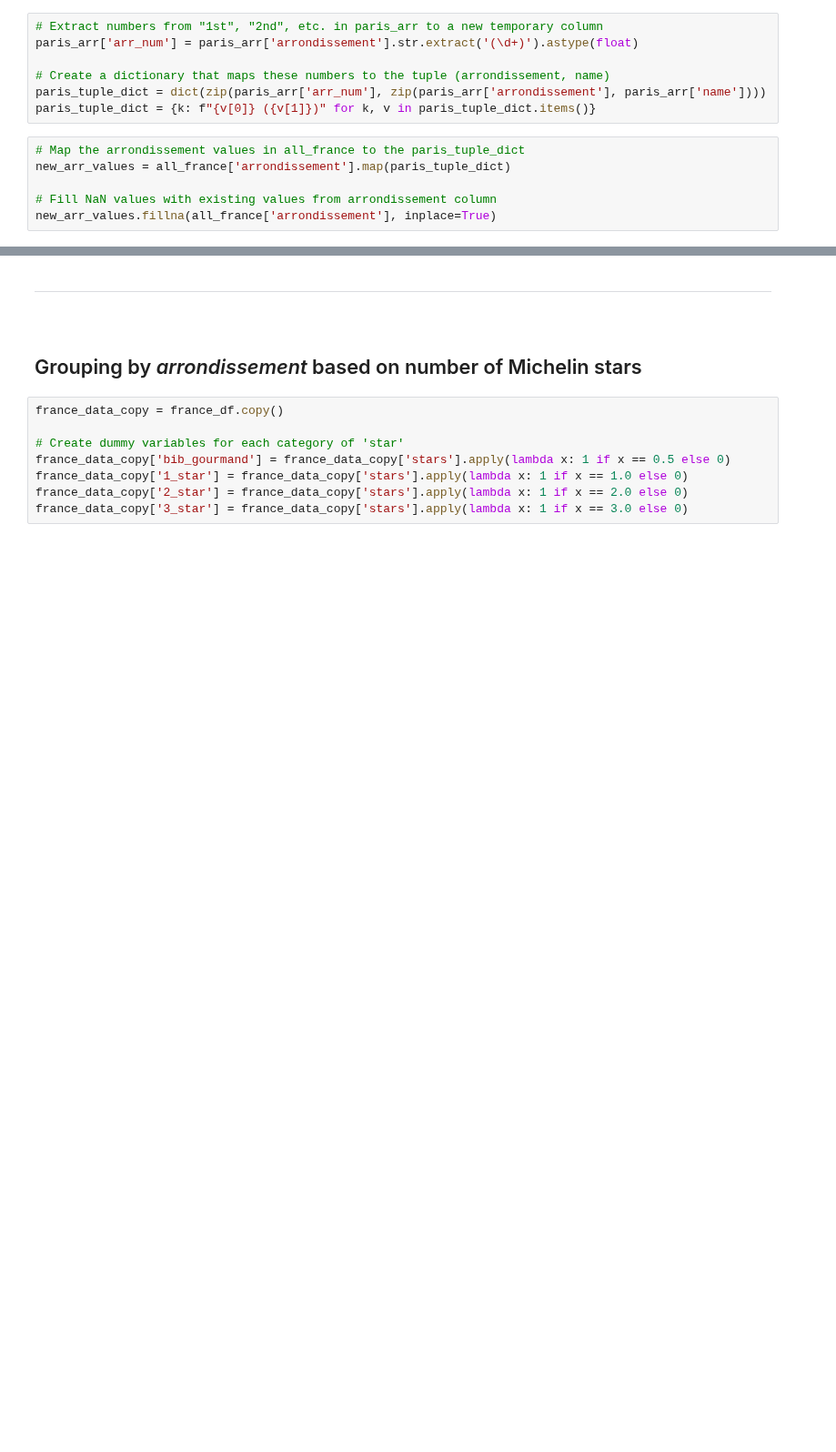
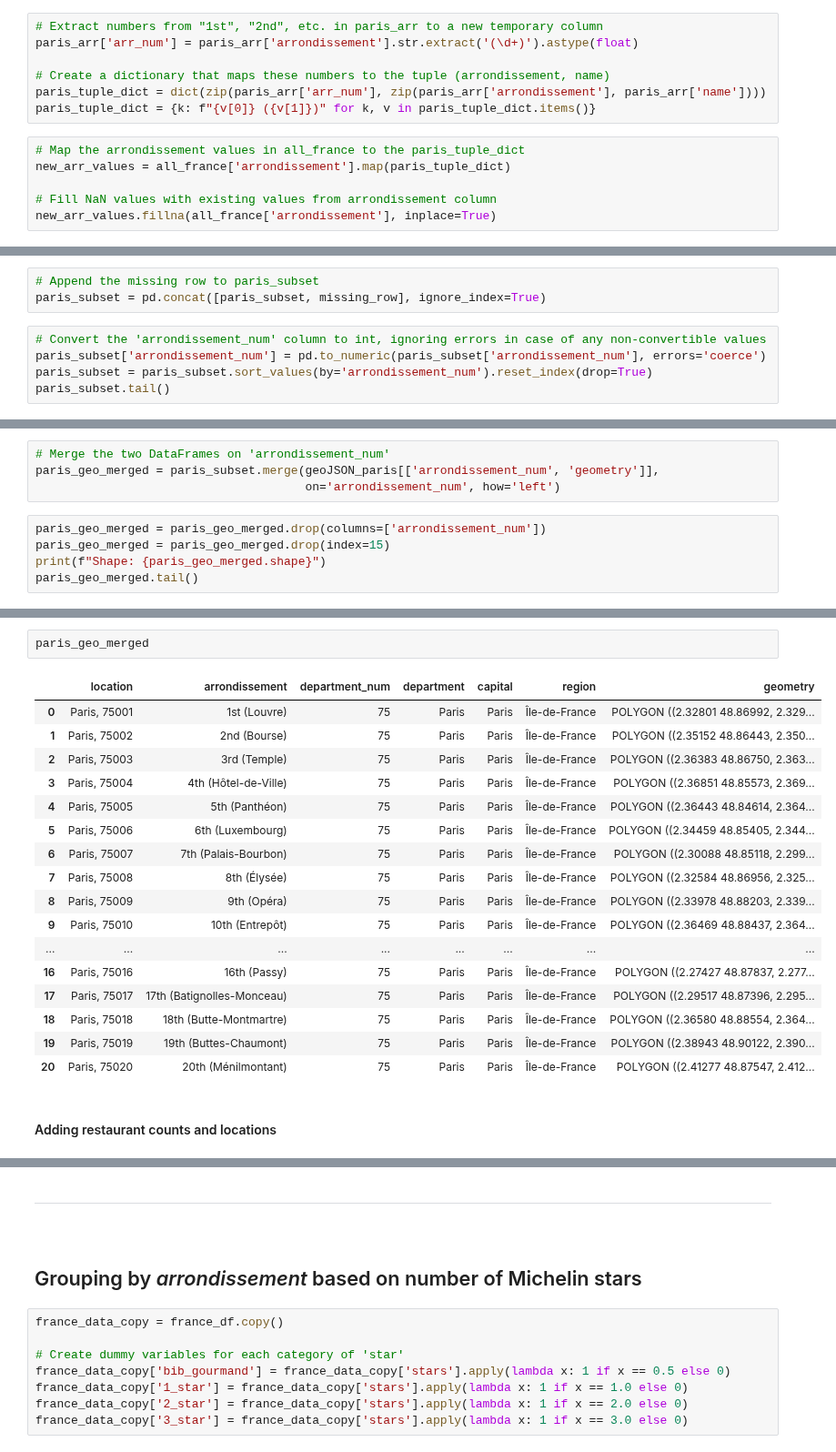
Before and after one commit to pineapple-bois/Michelin_Rated_Restaurants, a Jupyter notebook: Years/2024/Notebooks/France/France_Arrondissements.ipynb, the cells around one changed output, grey strips where cells are left out. Shown at 91% size. Cells and saved outputs as stored; diff of their text form; blank space fills up the shorter version.

Commit message:
Added parisien arrondissements GeoData

```diff
--- a/Years/2024/Notebooks/France/France_Arrondissements.ipynb
+++ b/Years/2024/Notebooks/France/France_Arrondissements.ipynb
@@ -348,0 +442,8 @@ all_france.to_csv('../../data/France/all_restaurants(arrondissements).csv', inde
+# %%
+# Append the missing row to paris_subset
+paris_subset = pd.concat([paris_subset, missing_row], ignore_index=True)
+# %%
+# Convert the 'arrondissement_num' column to int, ignoring errors in case of any non-convertible values
+paris_subset['arrondissement_num'] = pd.to_numeric(paris_subset['arrondissement_num'], errors='coerce')
+paris_subset = paris_subset.sort_values(by='arrondissement_num').reset_index(drop=True)
+paris_subset.tail()
@@ -348,0 +457,9 @@ all_france.to_csv('../../data/France/all_restaurants(arrondissements).csv', inde
+# %%
+# Merge the two DataFrames on 'arrondissement_num'
+paris_geo_merged = paris_subset.merge(geoJSON_paris[['arrondissement_num', 'geometry']],
+                                      on='arrondissement_num', how='left')
+# %%
+paris_geo_merged = paris_geo_merged.drop(columns=['arrondissement_num'])
+paris_geo_merged = paris_geo_merged.drop(index=15)
+print(f"Shape: {paris_geo_merged.shape}")
+paris_geo_merged.tail()
@@ -348,0 +474,22 @@ all_france.to_csv('../../data/France/all_restaurants(arrondissements).csv', inde
+# %%
+paris_geo_merged
+# %% [output]
+|  | location | arrondissement | department_num | department | capital | region | geometry |
+| 0 | Paris, 75001 | 1st (Louvre) | 75 | Paris | Paris | Île-de-France | POLYGON ((2.32801 48.86992, 2.329... |
+| 1 | Paris, 75002 | 2nd (Bourse) | 75 | Paris | Paris | Île-de-France | POLYGON ((2.35152 48.86443, 2.350... |
+| 2 | Paris, 75003 | 3rd (Temple) | 75 | Paris | Paris | Île-de-France | POLYGON ((2.36383 48.86750, 2.363... |
+| 3 | Paris, 75004 | 4th (Hôtel-de-Ville) | 75 | Paris | Paris | Île-de-France | POLYGON ((2.36851 48.85573, 2.369... |
+| 4 | Paris, 75005 | 5th (Panthéon) | 75 | Paris | Paris | Île-de-France | POLYGON ((2.36443 48.84614, 2.364... |
+| 5 | Paris, 75006 | 6th (Luxembourg) | 75 | Paris | Paris | Île-de-France | POLYGON ((2.34459 48.85405, 2.344... |
+| 6 | Paris, 75007 | 7th (Palais-Bourbon) | 75 | Paris | Paris | Île-de-France | POLYGON ((2.30088 48.85118, 2.299... |
+| 7 | Paris, 75008 | 8th (Élysée) | 75 | Paris | Paris | Île-de-France | POLYGON ((2.32584 48.86956, 2.325... |
+| 8 | Paris, 75009 | 9th (Opéra) | 75 | Paris | Paris | Île-de-France | POLYGON ((2.33978 48.88203, 2.339... |
+| 9 | Paris, 75010 | 10th (Entrepôt) | 75 | Paris | Paris | Île-de-France | POLYGON ((2.36469 48.88437, 2.364... |
+| ... | ... | ... | ... | ... | ... | ... | ... |
+| 16 | Paris, 75016 | 16th (Passy) | 75 | Paris | Paris | Île-de-France | POLYGON ((2.27427 48.87837, 2.277... |
+| 17 | Paris, 75017 | 17th (Batignolles-Monceau) | 75 | Paris | Paris | Île-de-France | POLYGON ((2.29517 48.87396, 2.295... |
+| 18 | Paris, 75018 | 18th (Butte-Montmartre) | 75 | Paris | Paris | Île-de-France | POLYGON ((2.36580 48.88554, 2.364... |
+| 19 | Paris, 75019 | 19th (Buttes-Chaumont) | 75 | Paris | Paris | Île-de-France | POLYGON ((2.38943 48.90122, 2.390... |
+| 20 | Paris, 75020 | 20th (Ménilmontant) | 75 | Paris | Paris | Île-de-France | POLYGON ((2.41277 48.87547, 2.412... |
+# %% [markdown]
+#### Adding restaurant counts and locations
```
Also changed, not shown: parts of 35 cells of this notebook, 1 other file.
